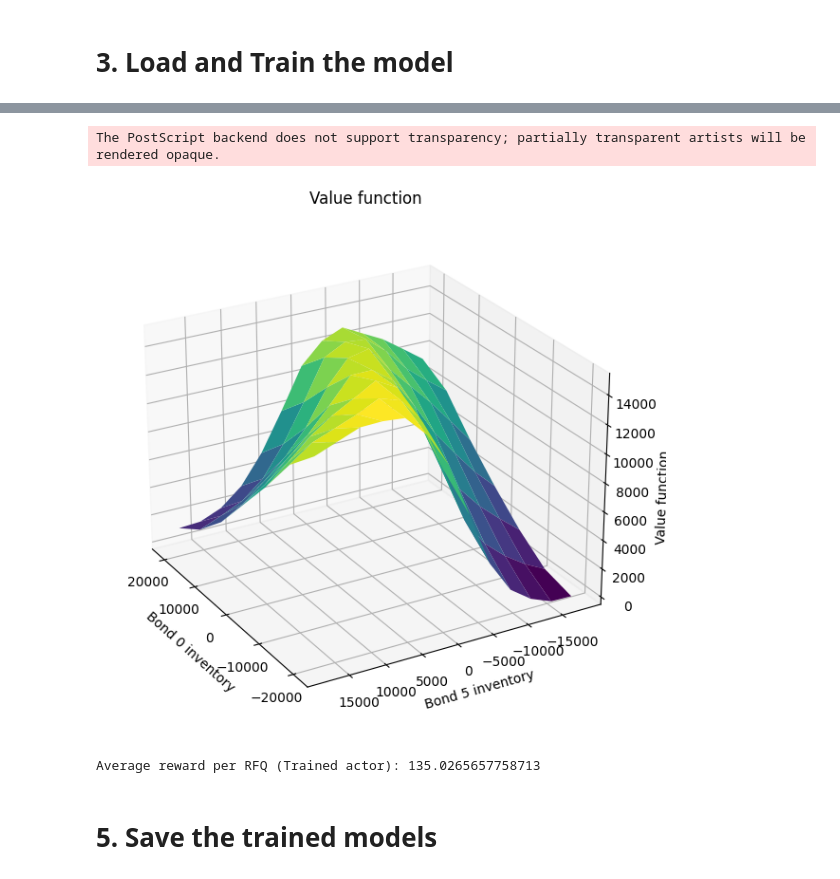
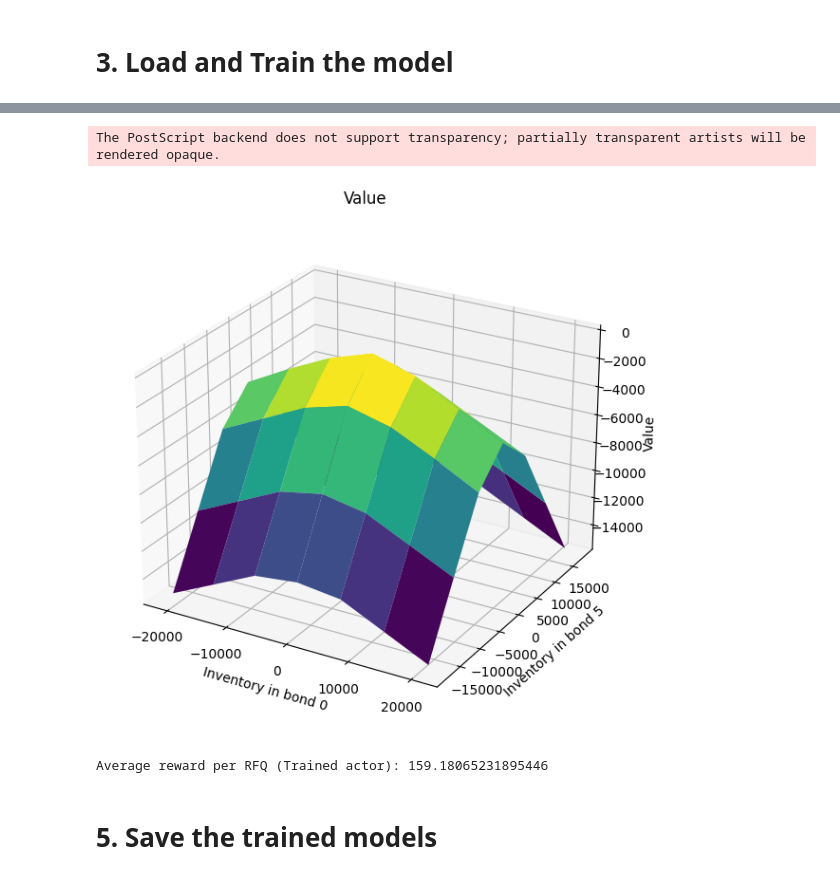
Before and after one commit to MariusKart/Deep-RL-for-Market-Making, a Jupyter notebook: Notebooks/2bond.ipynb, the cells around one changed output, grey strips where cells are left out. Saved outputs shown, nothing was run; the diff lists cells and outputs as text; code cells hidden in the pictures.

```diff
--- a/Notebooks/2bond.ipynb
+++ b/Notebooks/2bond.ipynb
@@ -135,69 +157,17 @@ WindowsPath('figures/avg_reward_[0, 5].eps')
 # %%
-critic.eval()
-
-device = next(critic.parameters()).device
-
-grid_0 = np.arange(
-    LB_RISK[0],
-    UB_RISK[0] + AVG_SIZES[0],
-    AVG_SIZES[0],
-    dtype=np.float32
+plot_critic_2d(
+    critic=critic,
+    LB_RISK=LB_RISK,
+    UB_RISK=UB_RISK,
+    sizes=SIZES,
+    selected_bonds=SELECTED_BONDS,
+    device=device_used,
 )
-
-grid_1 = np.arange(
-    LB_RISK[1],
-    UB_RISK[1] + AVG_SIZES[1],
-    AVG_SIZES[1],
-    dtype=np.float32
-)
-
-Q0, Q1 = np.meshgrid(grid_0, grid_1, indexing="ij")
-
-X = np.column_stack([
-    Q0.ravel() / AVG_SIZES[0],
-    Q1.ravel() / AVG_SIZES[1],
-]).astype(np.float32)
-
-with torch.no_grad():
-    X_t = torch.tensor(X, dtype=torch.float32, device=device)
-    V = critic(X_t)
-    if V.dim() == 2 and V.shape[1] == 1:
-        V = V[:, 0]
-    V = V.detach().cpu().numpy()
-
-V_grid = V.reshape(Q0.shape)
-
-out_path = Path(f"figures/learned_value_function_{SELECTED_BONDS}.eps")
-out_path.parent.mkdir(parents=True, exist_ok=True)
-
-fig = plt.figure(figsize=(8, 6))
-ax = fig.add_subplot(111, projection="3d")
-
-surf = ax.plot_surface(
-    Q0,
-    Q1,
-    V_grid,
-    cmap="viridis",
-    linewidth=0,
-    antialiased=True,
-    shade=True
-)
-
-ax.set_xlabel(f"Bond {SELECTED_BONDS[0]} inventory")
-ax.set_ylabel(f"Bond {SELECTED_BONDS[1]} inventory")
-ax.set_zlabel("Value function")
-ax.set_title("Value function")
-
-ax.view_init(elev=25, azim=150)
-
-plt.tight_layout()
-fig.savefig(out_path, format="eps", bbox_inches="tight")
-plt.show()
 # %% [output]
 The PostScript backend does not support transparency; partially transparent artists will be rendered opaque.
-[figure, old version]
+[figure, new version]
 # %%
-S_long, A_base_long, A_noisy_long, D_long, R_long, S_trade_long = rollout(
+S_long, A_base_long, D_long, R_long, S_trade_long = rollout(
     policy=actors,
     starting_inventory=np.zeros(NB_BONDS),
     horizon=1000,
@@ -214,7 +184,7 @@ R_long = np.asarray(R_long, dtype=float).reshape(-1)
 r_bar = float(R_long.mean()) if R_long.size > 0 else 0.0
 print("Average reward per RFQ (Trained actor):", r_bar)
 # %% [output]
-Average reward per RFQ (Trained actor): 135.0265657758713
+Average reward per RFQ (Trained actor): 159.18065231895446
 # %% [markdown]
 # 5. Save the trained models
 # %%
```
Also changed, not shown: parts of 6 cells of this notebook, 40 other files.
